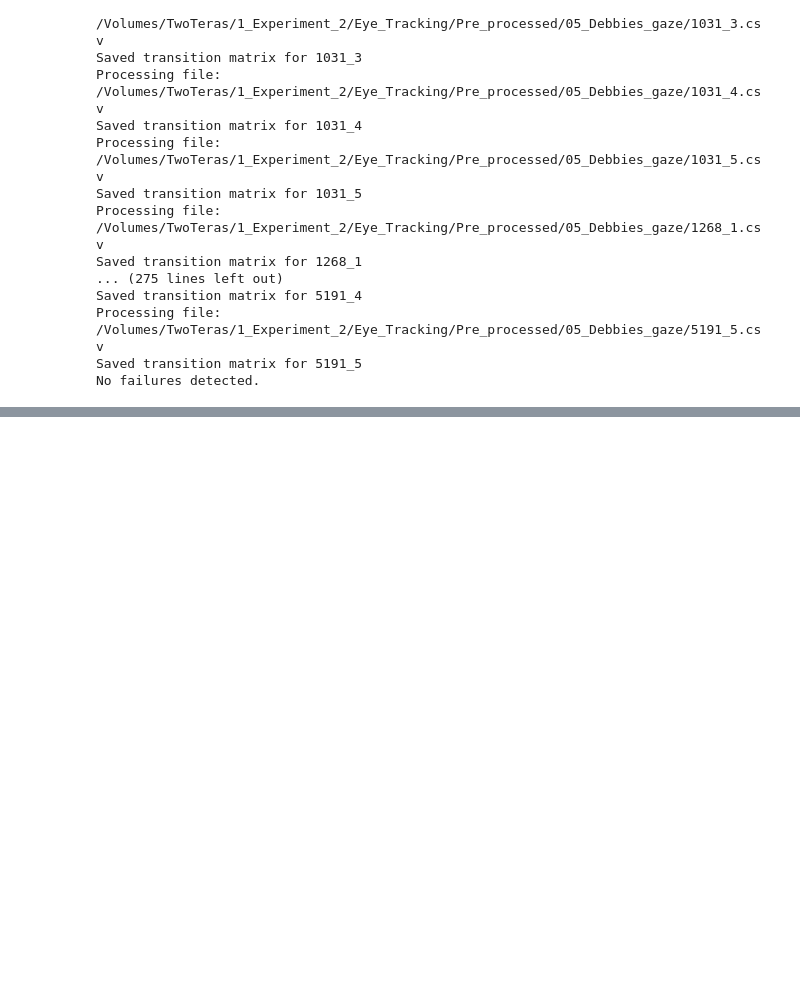
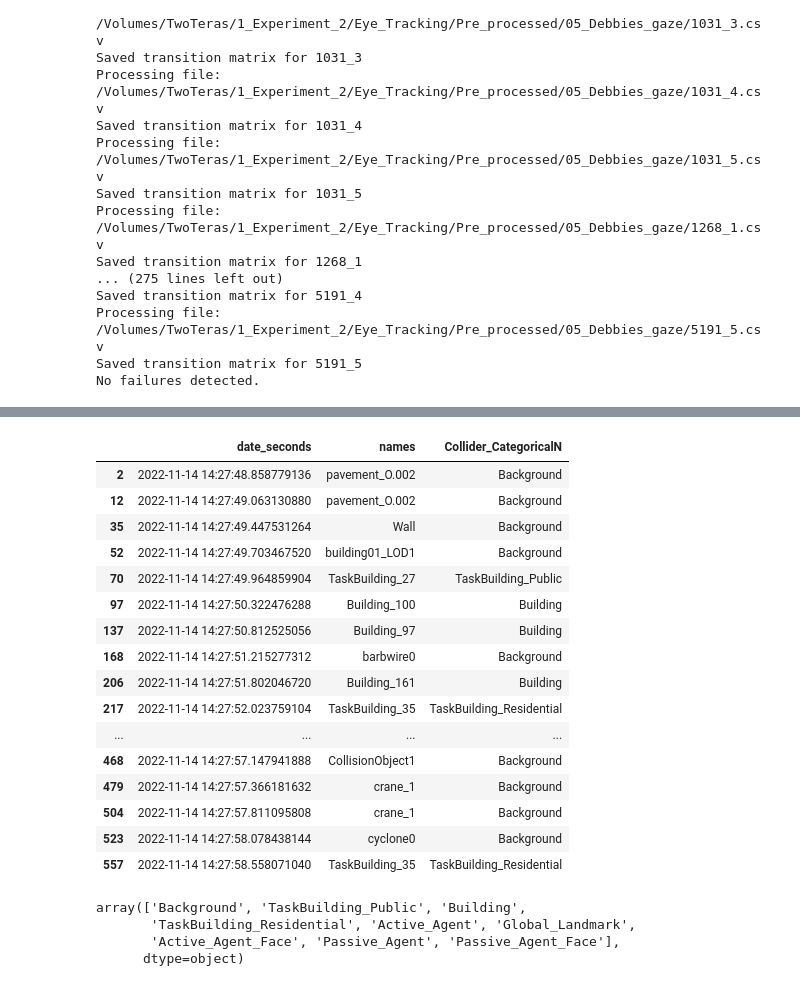
Before and after one commit to tracysanchez/Human_Agents_Impact_Nav, a Jupyter notebook: Exp2/Entropy/00_Entropy_Calculations.ipynb, the cells around one changed output, grey strips where cells are left out. Cells and saved outputs as stored; diff of their text form; code cells hidden in the pictures; blank space fills up the shorter version.

```diff
--- a/Exp2/Entropy/00_Entropy_Calculations.ipynb
+++ b/Exp2/Entropy/00_Entropy_Calculations.ipynb
@@ -153,3 +168,6 @@ Saved transition matrix for 5191_4
 Processing file: /Volumes/TwoTeras/1_Experiment_2/Eye_Tracking/Pre_processed/05_Debbies_gaze/5191_5.csv
 Saved transition matrix for 5191_5
 No failures detected.
+# %%
+data = pd.read_csv("/Volumes/TwoTeras/1_Experiment_2/Eye_Tracking/Pre_processed/05_Debbies_gaze/1031_1.csv")
+data['date_seconds'] = pd.to_datetime(data['timeStampDataPointEnd'], unit='s')
@@ -155,0 +194,29 @@ No failures detected.
+# %%
+data_Reduced = data[data['events'] == -2]
+# %%
+data_Reduced[['date_seconds','names', 'Collider_CategoricalN']].head(30)
+# %% [output]
+|  | date_seconds | names | Collider_CategoricalN |
+| 2 | 2022-11-14 14:27:48.858779136 | pavement_O.002 | Background |
+| 12 | 2022-11-14 14:27:49.063130880 | pavement_O.002 | Background |
+| 35 | 2022-11-14 14:27:49.447531264 | Wall | Background |
+| 52 | 2022-11-14 14:27:49.703467520 | building01_LOD1 | Background |
+| 70 | 2022-11-14 14:27:49.964859904 | TaskBuilding_27 | TaskBuilding_Public |
+| 97 | 2022-11-14 14:27:50.322476288 | Building_100 | Building |
+| 137 | 2022-11-14 14:27:50.812525056 | Building_97 | Building |
+| 168 | 2022-11-14 14:27:51.215277312 | barbwire0 | Background |
+| 206 | 2022-11-14 14:27:51.802046720 | Building_161 | Building |
+| 217 | 2022-11-14 14:27:52.023759104 | TaskBuilding_35 | TaskBuilding_Residential |
+| ... | ... | ... | ... |
+| 468 | 2022-11-14 14:27:57.147941888 | CollisionObject1 | Background |
+| 479 | 2022-11-14 14:27:57.366181632 | crane_1 | Background |
+| 504 | 2022-11-14 14:27:57.811095808 | crane_1 | Background |
+| 523 | 2022-11-14 14:27:58.078438144 | cyclone0 | Background |
+| 557 | 2022-11-14 14:27:58.558071040 | TaskBuilding_35 | TaskBuilding_Residential |
+# %%
+data_Reduced.Collider_CategoricalN.unique()
+# %% [output]
+array(['Background', 'TaskBuilding_Public', 'Building',
+       'TaskBuilding_Residential', 'Active_Agent', 'Global_Landmark',
+       'Active_Agent_Face', 'Passive_Agent', 'Passive_Agent_Face'],
+      dtype=object)
```
Also changed, not shown: parts of 7 cells of this notebook, 5 other files.
